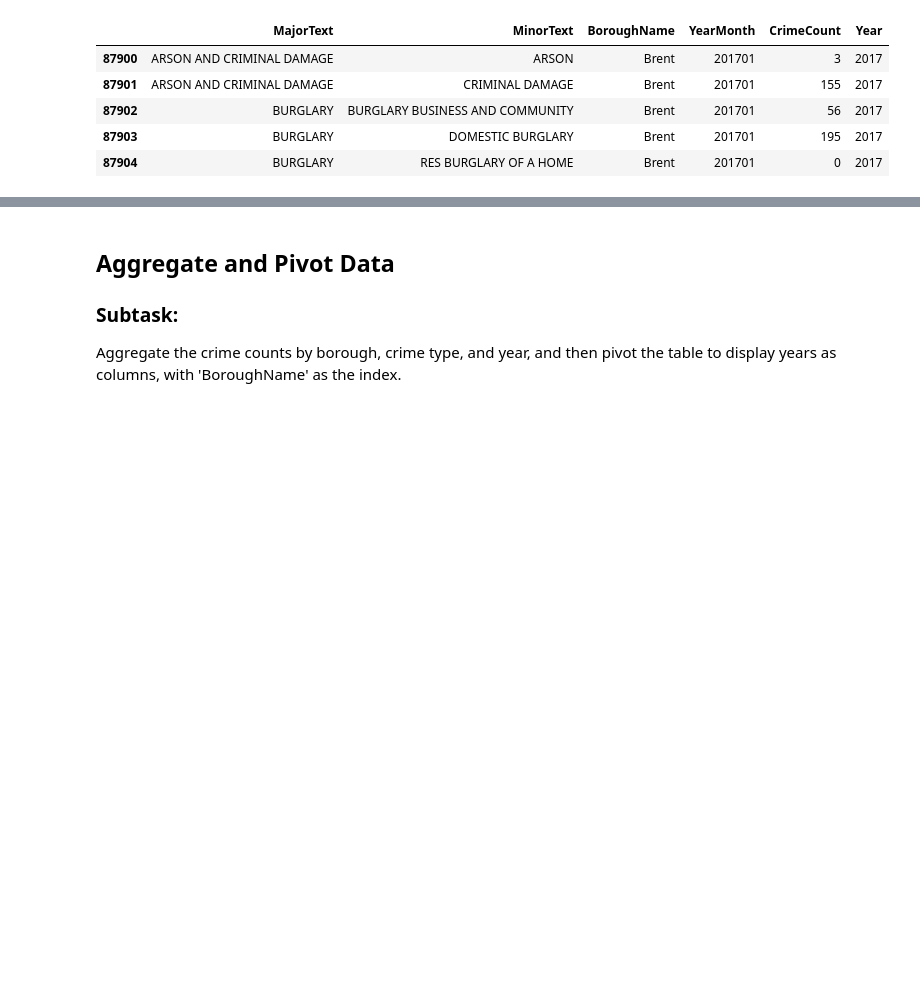
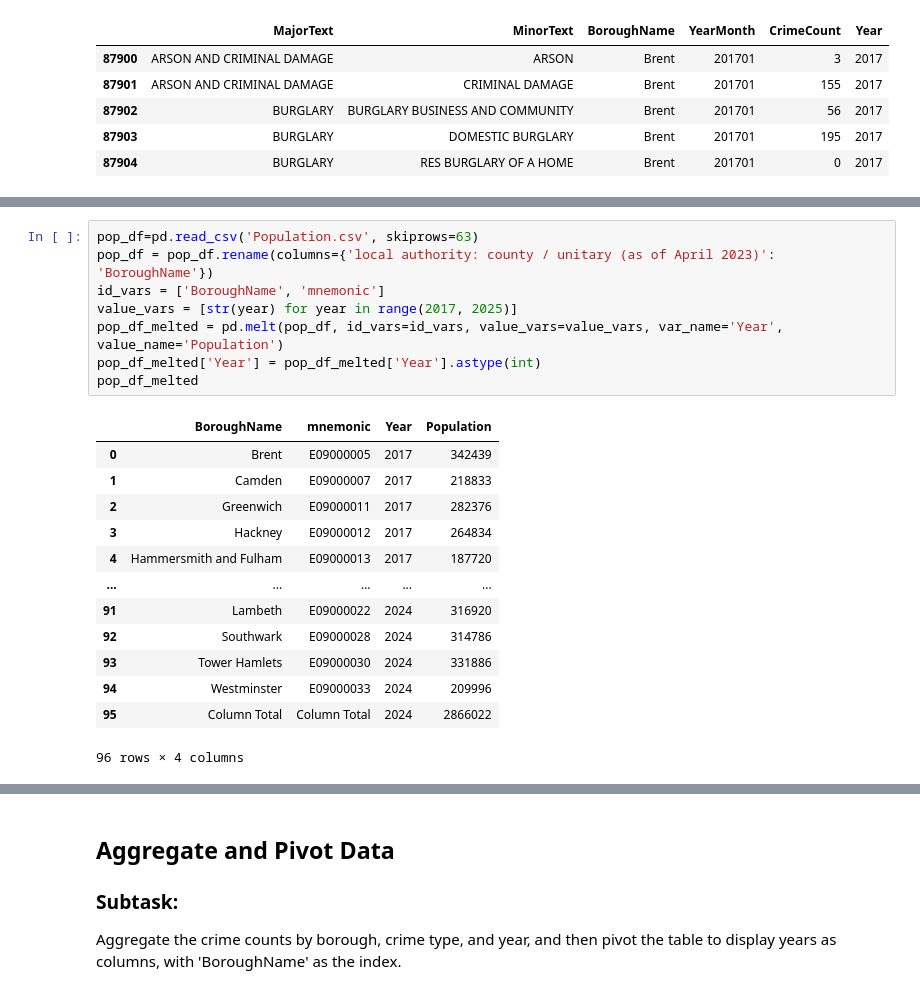
Before and after one commit to greypen2006/biophilic-design, a Jupyter notebook: Clean.ipynb, the cells around one changed output, grey strips where cells are left out. Saved outputs shown, nothing was run; the diff lists cells and outputs as text; blank space fills up the shorter version.

```diff
--- a/Clean.ipynb
+++ b/Clean.ipynb
@@ -277,0 +283,22 @@ combined_df_borough_filtered.head()
+# %%
+pop_df=pd.read_csv('Population.csv', skiprows=63)
+pop_df = pop_df.rename(columns={'local authority: county / unitary (as of April 2023)': 'BoroughName'})
+id_vars = ['BoroughName', 'mnemonic']
+value_vars = [str(year) for year in range(2017, 2025)]
+pop_df_melted = pd.melt(pop_df, id_vars=id_vars, value_vars=value_vars, var_name='Year', value_name='Population')
+pop_df_melted['Year'] = pop_df_melted['Year'].astype(int)
+pop_df_melted
+# %% [output]
+|  | BoroughName | mnemonic | Year | Population |
+| 0 | Brent | E09000005 | 2017 | 342439 |
+| 1 | Camden | E09000007 | 2017 | 218833 |
+| 2 | Greenwich | E09000011 | 2017 | 282376 |
+| 3 | Hackney | E09000012 | 2017 | 264834 |
+| 4 | Hammersmith and Fulham | E09000013 | 2017 | 187720 |
+| ... | ... | ... | ... | ... |
+| 91 | Lambeth | E09000022 | 2024 | 316920 |
+| 92 | Southwark | E09000028 | 2024 | 314786 |
+| 93 | Tower Hamlets | E09000030 | 2024 | 331886 |
+| 94 | Westminster | E09000033 | 2024 | 209996 |
+| 95 | Column Total | Column Total | 2024 | 2866022 |
+96 rows × 4 columns
```
Also changed, not shown: parts of 5 cells of this notebook.
